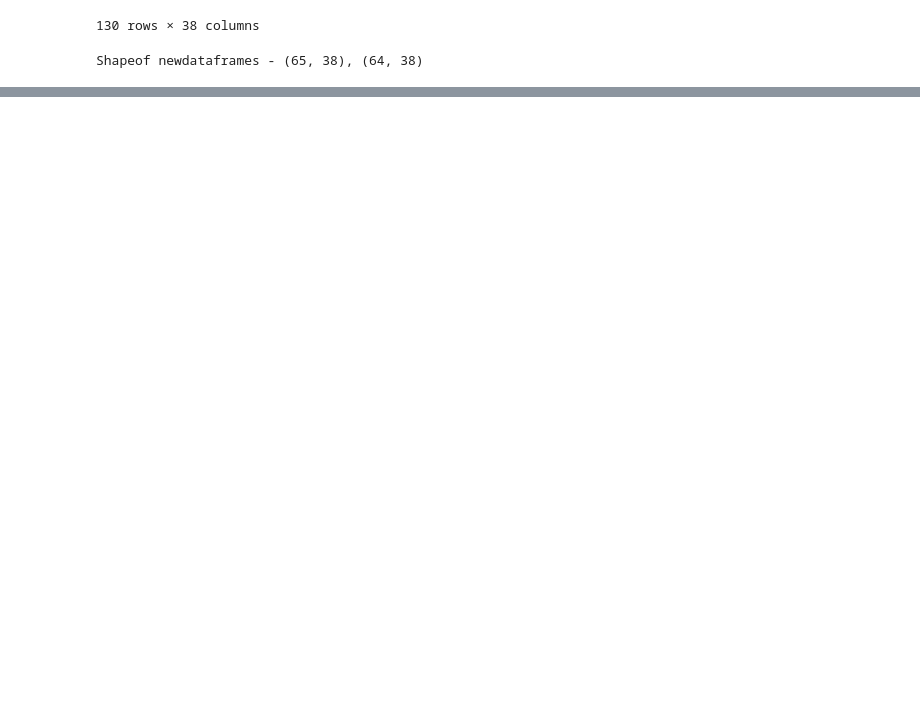
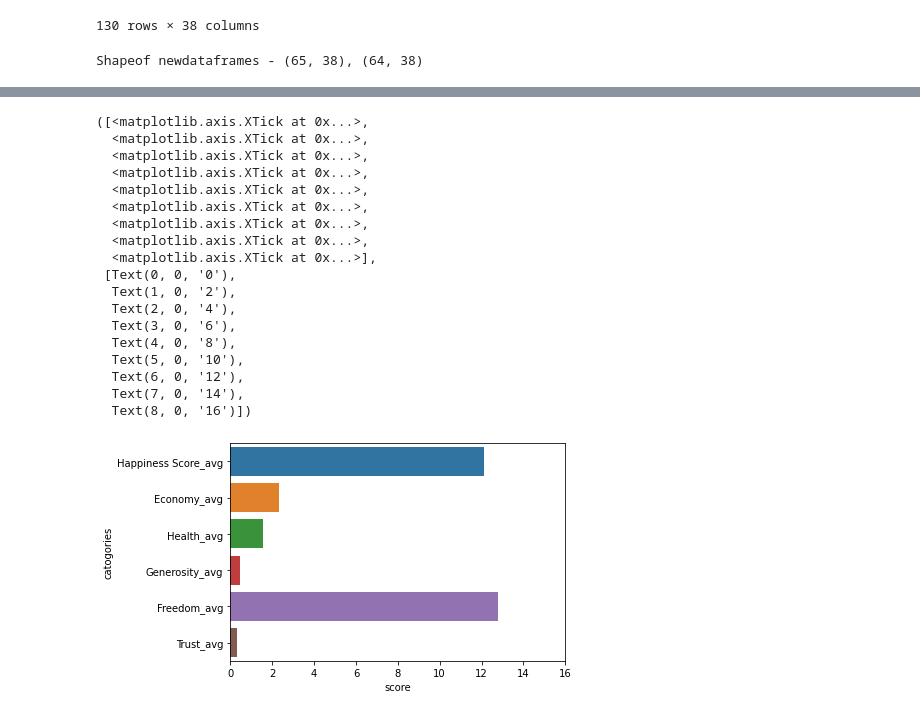
Before and after one commit to RachelNewberry/World_Happeniess_Project_1, a Jupyter notebook: world_happiness_versus_economic_freedom .ipynb, the cells around one changed output, grey strips where cells are left out. Drawn from its saved outputs; the diff is of its cells as text; code cells hidden in the pictures; blank space fills up the shorter version.

```diff
--- a/world_happiness_versus_economic_freedom .ipynb
+++ b/world_happiness_versus_economic_freedom .ipynb
@@ -460,0 +397,18 @@ Correlational Heatmap - 2019
+# %%
+high_df = pd.DataFrame(high, columns = ['Country', 'Happiness Rank_2015', 'Happiness Score_2015',
+       'Economy (GDP per Capita)_2015', 'Health (Life Expectancy)_2015',
+       'Generosity_2015', 'Freedom_2015', 'Trust (Government Corruption)_2015',
+       'Happiness Rank_2016', 'Happiness Score_2016',
+       'Economy (GDP per Capita)_2016', 'Health (Life Expectancy)_2016',
+       'Generosity_2016', 'Freedom_2016', 'Trust (Government Corruption)_2016',
+       'Happiness Rank_2017', 'Happiness Score_2017',
+       'Economy (GDP per Capita)_2017', 'Health (Life Expectancy)_2017',
+       'Generosity_2017', 'Freedom_2017', 'Trust (Government Corruption)_2017',
+       'Happiness Rank_2018', 'Happiness Score_2018',
+       'Economy (GDP per Capita)_2018', 'Health (Life Expectancy)_2018',
+       'Generosity_2018', 'Freedom_2018', 'Trust (Government Corruption)_2018',
+       'Happiness Rank_2019', 'Happiness Score_2019',
+       'Economy (GDP per Capita)_2019', 'Health (Life Expectancy)_2019',
+       'Generosity_2019', 'Freedom_2019', 'Trust (Government Corruption)_2019',
+       'Economic Freedom Rank', 'Economic Freedom Score', 'QuantileRank'])
+high_df.head()
@@ -460,0 +423,6 @@ Correlational Heatmap - 2019
+# %%
+columns_needed = ['Happiness Score',
+       'Economy', 'Health',
+       'Generosity', 'Freedom', 'Trust']
+for col in columns_needed:
+    high_df[col+"_avg"]= high_df.loc[:,high_df.columns.str.contains(col)].mean(axis=1)
@@ -460,0 +461,27 @@ Correlational Heatmap - 2019
+# %%
+high_df_melt=pd.melt(high_df,value_vars=high_df.columns[high_df.columns.str.contains("avg")],var_name="catogories",value_name="score")
+# %%
+sns.barplot(x="score",y="catogories",data=high_df_melt, ci=None)
+plt.savefig("data/higher_bar_plot.png")
+x = ['0','2','4','6','8' , '10' , '12' , '14','16']
+plt.xticks(np.arange(len(x)), x, rotation=0)
+# %% [output]
+([<matplotlib.axis.XTick at 0x...>,
+  <matplotlib.axis.XTick at 0x...>,
+  <matplotlib.axis.XTick at 0x...>,
+  <matplotlib.axis.XTick at 0x...>,
+  <matplotlib.axis.XTick at 0x...>,
+  <matplotlib.axis.XTick at 0x...>,
+  <matplotlib.axis.XTick at 0x...>,
+  <matplotlib.axis.XTick at 0x...>,
+  <matplotlib.axis.XTick at 0x...>],
+ [Text(0, 0, '0'),
+  Text(1, 0, '2'),
+  Text(2, 0, '4'),
+  Text(3, 0, '6'),
+  Text(4, 0, '8'),
+  Text(5, 0, '10'),
+  Text(6, 0, '12'),
+  Text(7, 0, '14'),
+  Text(8, 0, '16')])
+[figure, added]
```
Also changed, not shown: parts of 17 cells of this notebook, 3 other files.
